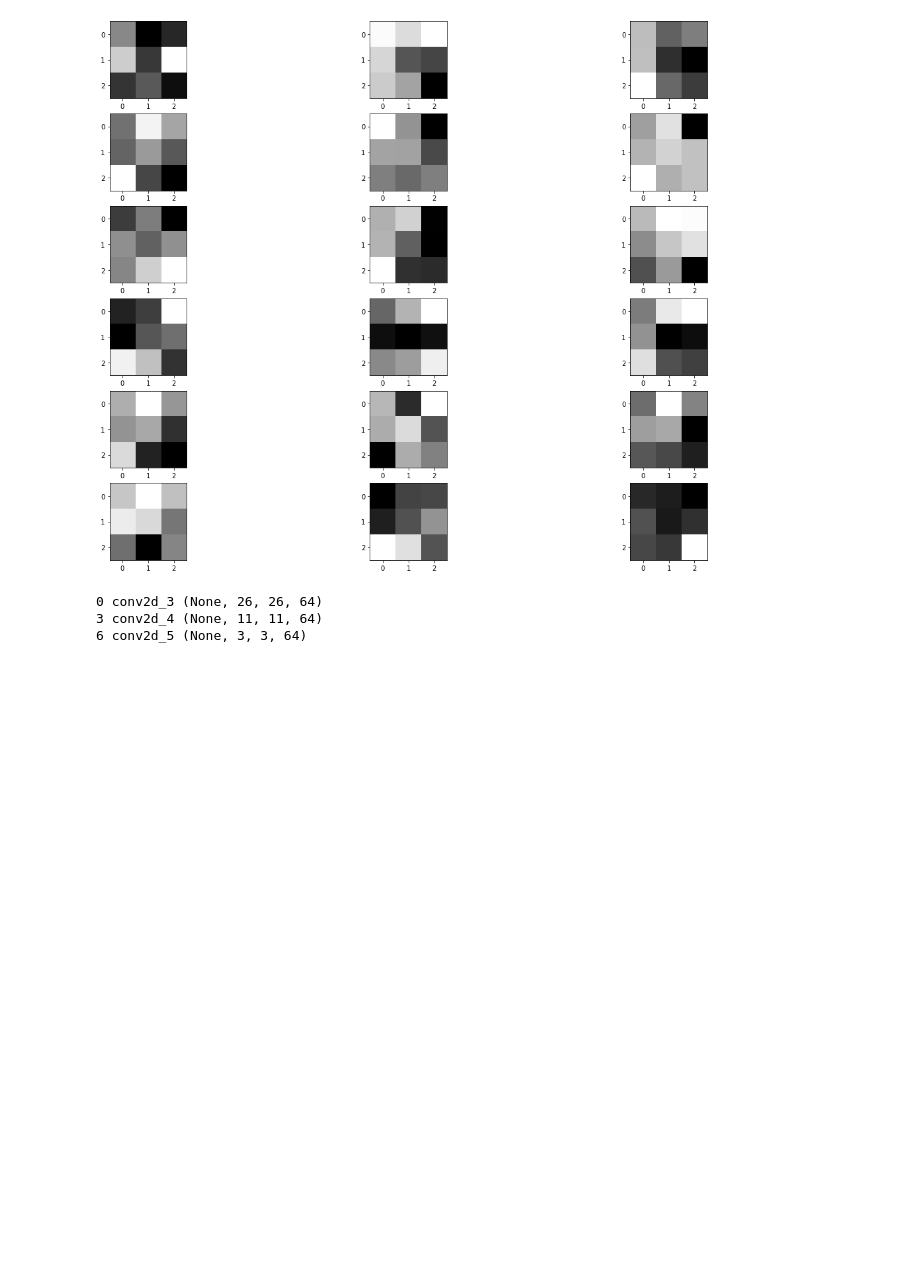
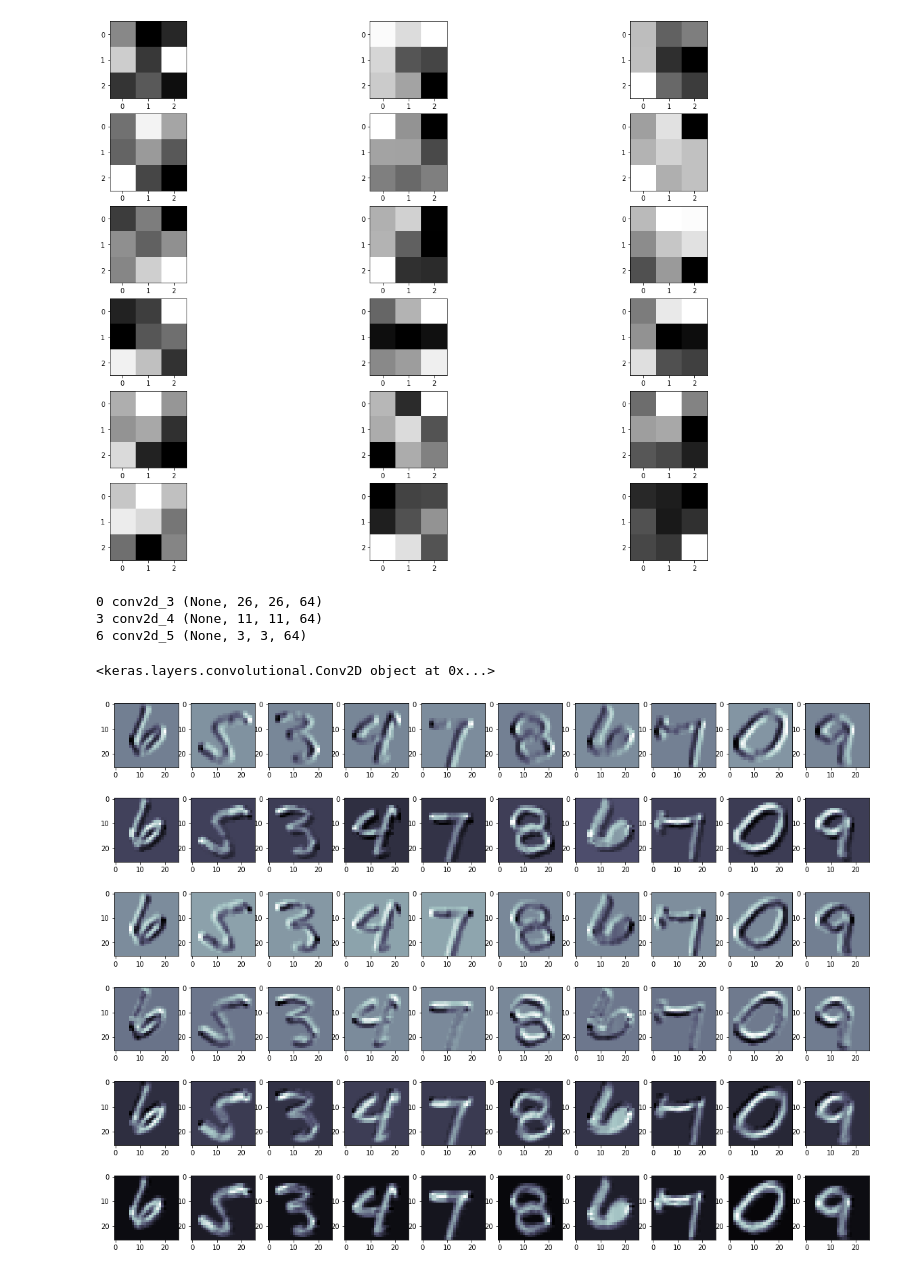
Before and after one commit to Panzerrrr/Handwritten_Digit_Recognition, a Jupyter notebook: preprocessing.ipynb, the cells around one changed output. Saved outputs shown, nothing was run; the diff lists cells and outputs as text; code cells hidden in the pictures; blank space fills up the shorter version.

```diff
--- a/preprocessing.ipynb
+++ b/preprocessing.ipynb
@@ -391,0 +386,4 @@ lay1
+# %%
+lay1 = layer.output
+
+lay1
@@ -534,12 +535,12 @@ OUTPUT KerasTensor(type_spec=TensorSpec(shape=(None, 10), dtype=tf.float32, name
 [figure]
 # %%
 for layer in model.layers:
-
+    print(layer)
     if 'conv' not in layer.name:
         continue
-    filters , bias = layer.get_weights()
-    print(layer.name , filters.shape)
+    # filters , bias = layer.get_weights()
+    # print(layer.name , filters.shape)
     # retrieve weights from the second hidden layer
-f_min, f_max = filters.min(), filters.max()
-filters = (filters - f_min) / (f_max - f_min)
+# f_min, f_max = filters.min(), filters.max()
+# filters = (filters - f_min) / (f_max - f_min)
 # %% [output]
@@ -574,0 +615,27 @@ for i in range(len(model.layers)):
+# %%
+batch = X_train[0:10]
+batch.shape
+conv0 = model.layers[0]
+activation0 = conv0(batch)
+print(conv0)
+# %% [output]
+<keras.layers.convolutional.Conv2D object at 0x...>
+# %%
+conv0 = model.layers[0]
+activation0 = conv0(batch)
+
+n_filters =6
+ix=1
+fig = pyplot.figure(figsize=(20,15))
+for i in range(n_filters):
+    # get the filters
+    f = activation0[:,:,:,i]
+    for j in range(10):
+        # subplot for 6 filters and 10 channels
+        pyplot.subplot(n_filters,10,ix)
+        pyplot.imshow(f[j,:,:] ,cmap='bone')
+        ix+=1
+#plot the filters
+pyplot.show()
+# %% [output]
+[figure, added]
```
Also changed, not shown: parts of 15 cells of this notebook.
